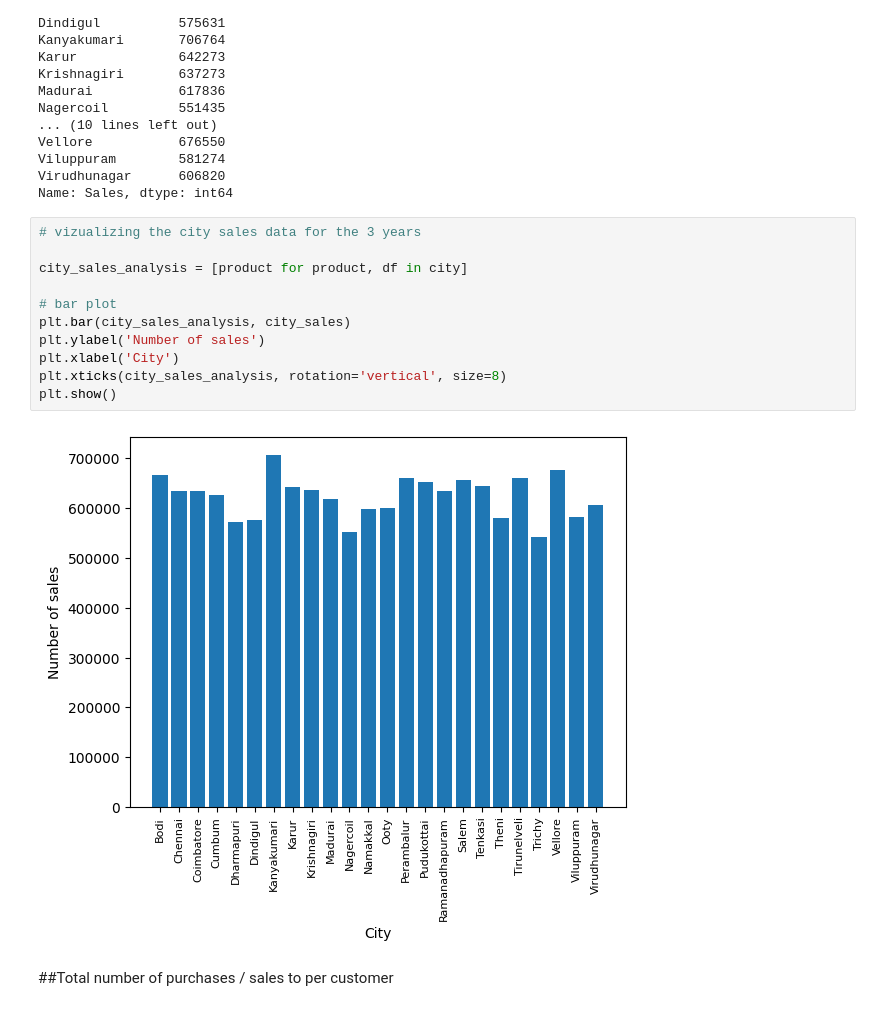
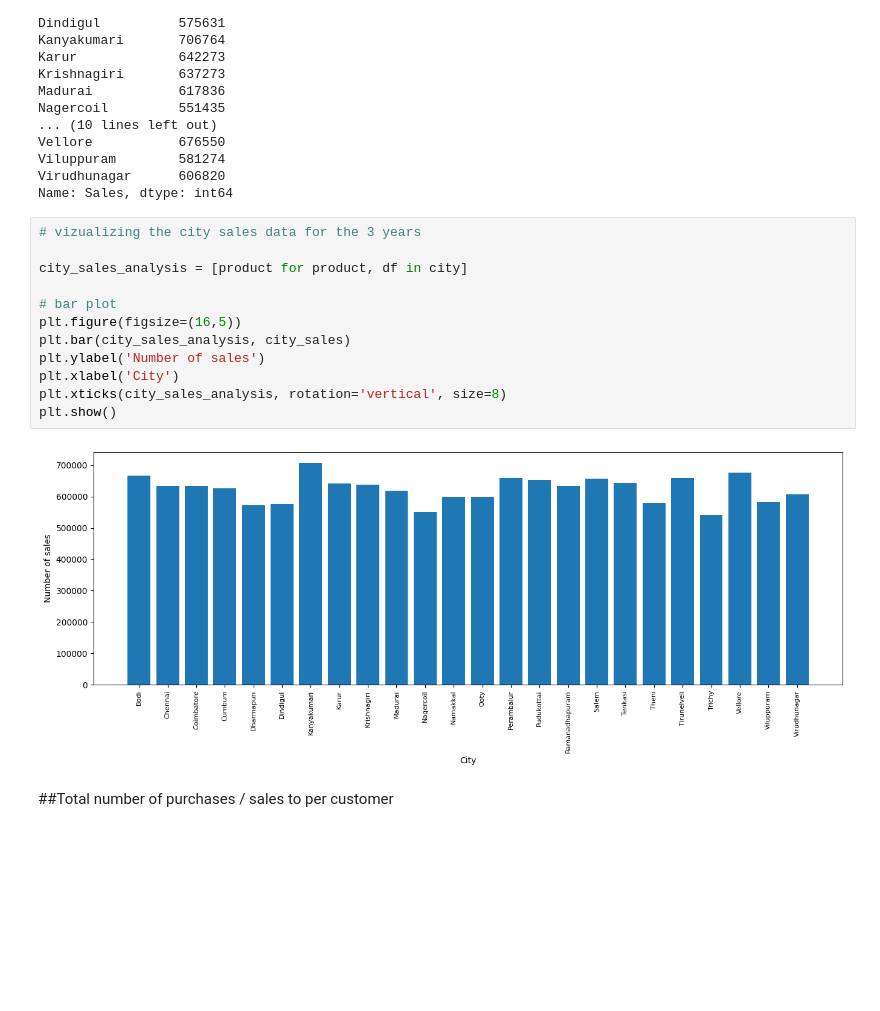
Before and after one commit to wandieinnocents/sales_analysis_pyhon_thesis_v3, a Jupyter notebook: v3_A_MULTIMODAL_ML_FRAMEWORK_FOR_BUSINESS_PERFORMANCE_ANALYSIS_Research_progress_v3.ipynb, the cells around one changed output. Drawn from its saved outputs; the diff is of its cells as text; blank space fills up the shorter version.

```diff
--- a/v3_A_MULTIMODAL_ML_FRAMEWORK_FOR_BUSINESS_PERFORMANCE_ANALYSIS_Research_progress_v3.ipynb
+++ b/v3_A_MULTIMODAL_ML_FRAMEWORK_FOR_BUSINESS_PERFORMANCE_ANALYSIS_Research_progress_v3.ipynb
@@ -213,16 +215,17 @@ Name: Sales, dtype: int64
 # %%
 # vizualizing the city sales data for the 3 years
 
 city_sales_analysis = [product for product, df in city]
 
 # bar plot
+plt.figure(figsize=(16,5))
 plt.bar(city_sales_analysis, city_sales)
 plt.ylabel('Number of sales')
 plt.xlabel('City')
 plt.xticks(city_sales_analysis, rotation='vertical', size=8)
 plt.show()
 # %% [output]
-[figure, old version]
+[figure, new version]
 # %% [markdown]
 ##Total number of purchases / sales to per customer
 # %%
```
Also changed, not shown: parts of 22 cells of this notebook.
